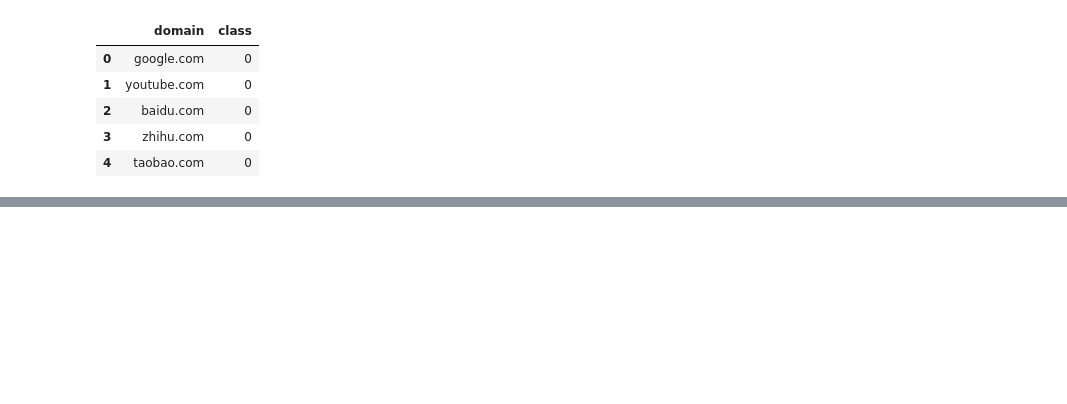
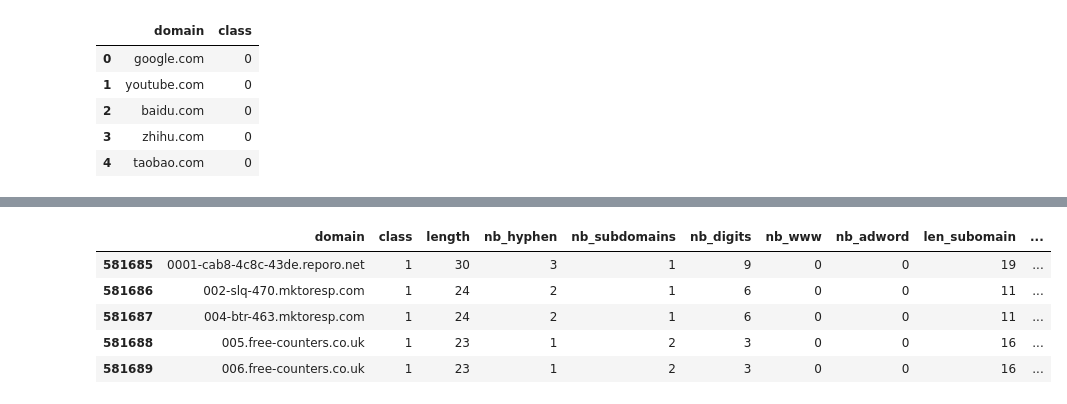
Before and after one commit to yadhukrishnam/ad-service-detection-machine-learning, a Jupyter notebook: notebooks/feature-extraction.ipynb, the cells around one changed output, grey strips where cells are left out. Saved outputs shown, nothing was run; the diff lists cells and outputs as text; code cells hidden in the pictures; blank space fills up the shorter version.

```diff
--- a/notebooks/feature-extraction.ipynb
+++ b/notebooks/feature-extraction.ipynb
@@ -65,0 +106,9 @@ ValueError: x and y must be the same size
+# %%
+adservices.head()
+# %% [output]
+|  | domain | class | length | nb_hyphen | nb_subdomains | nb_digits | nb_www | nb_adword | len_subomain | ... |
+| 581685 | 0001-cab8-4c8c-43de.reporo.net | 1 | 30 | 3 | 1 | 9 | 0 | 0 | 19 | ... |
+| 581686 | 002-slq-470.mktoresp.com | 1 | 24 | 2 | 1 | 6 | 0 | 0 | 11 | ... |
+| 581687 | 004-btr-463.mktoresp.com | 1 | 24 | 2 | 1 | 6 | 0 | 0 | 11 | ... |
+| 581688 | 005.free-counters.co.uk | 1 | 23 | 1 | 2 | 3 | 0 | 0 | 16 | ... |
+| 581689 | 006.free-counters.co.uk | 1 | 23 | 1 | 2 | 3 | 0 | 0 | 16 | ... |
```
Also changed, not shown: parts of 18 cells of this notebook, 4 other files.
